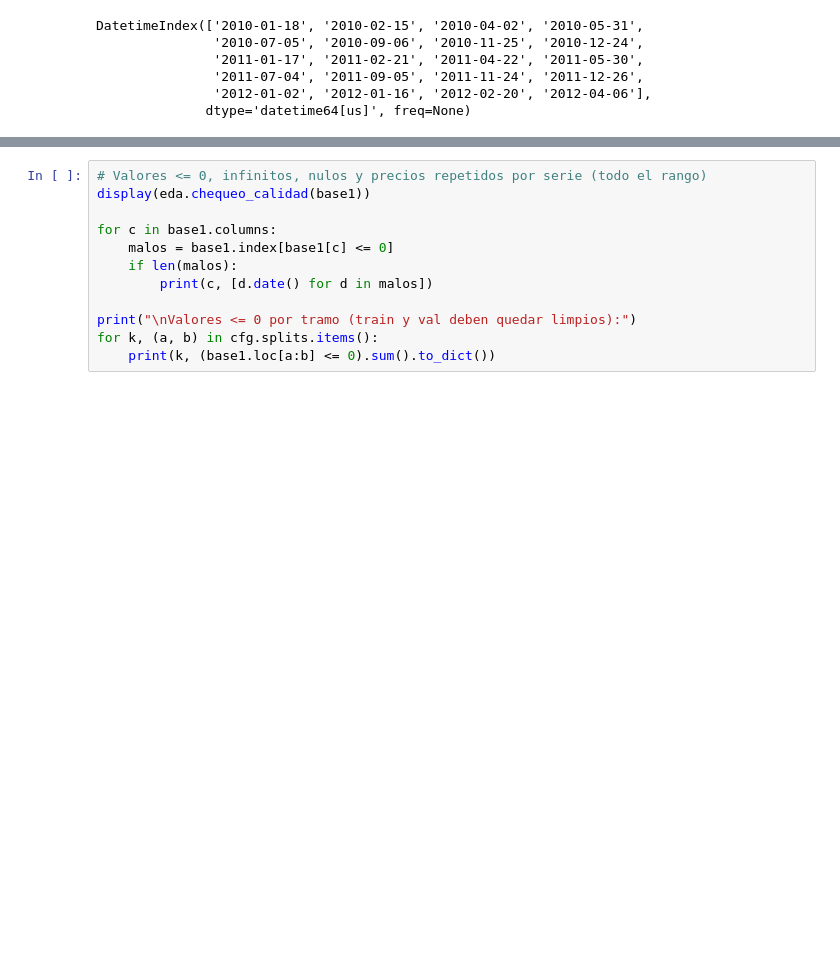
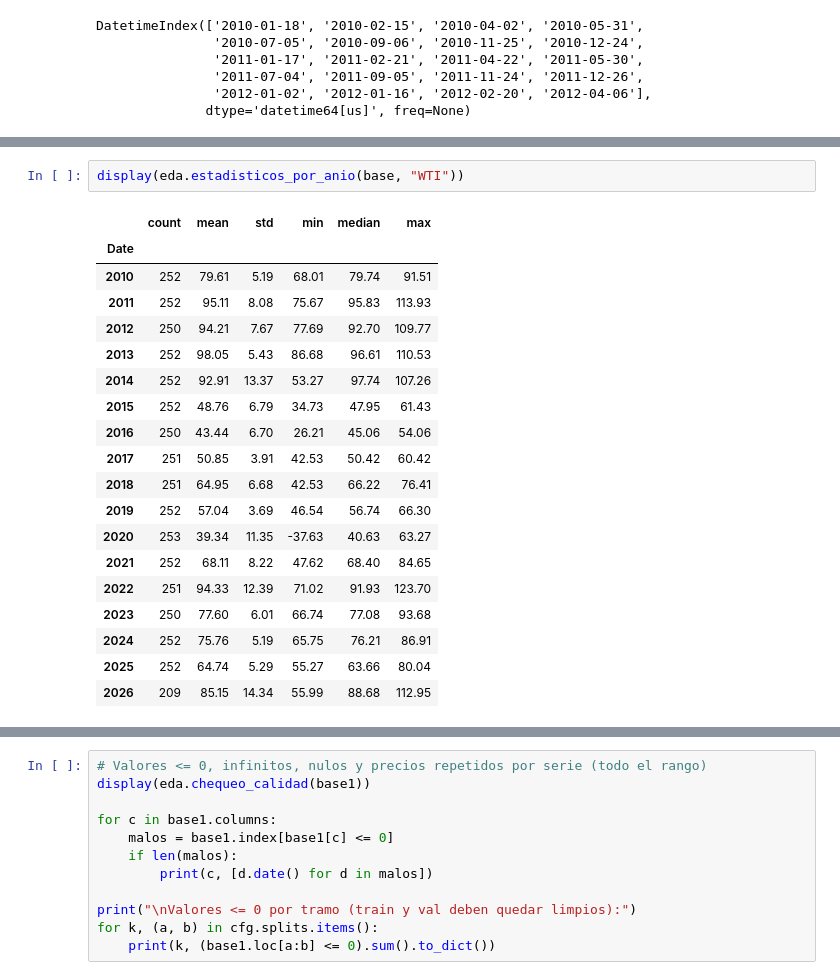
Before and after one commit to darlamai/proyecto_final_ml_wti, a Jupyter notebook: notebooks/01.eda_raw.ipynb, the cells around one changed output, grey strips where cells are left out. Saved outputs shown, nothing was run; the diff lists cells and outputs as text; blank space fills up the shorter version.

```diff
--- a/notebooks/01.eda_raw.ipynb
+++ b/notebooks/01.eda_raw.ipynb
@@ -153,0 +285,22 @@ datetime64[us] True 0
+# %%
+display(eda.estadisticos_por_anio(base, "WTI"))
+# %% [output]
+|  | count | mean | std | min | median | max |
+| Date |  |  |  |  |  |  |
+| 2010 | 252 | 79.61 | 5.19 | 68.01 | 79.74 | 91.51 |
+| 2011 | 252 | 95.11 | 8.08 | 75.67 | 95.83 | 113.93 |
+| 2012 | 250 | 94.21 | 7.67 | 77.69 | 92.70 | 109.77 |
+| 2013 | 252 | 98.05 | 5.43 | 86.68 | 96.61 | 110.53 |
+| 2014 | 252 | 92.91 | 13.37 | 53.27 | 97.74 | 107.26 |
+| 2015 | 252 | 48.76 | 6.79 | 34.73 | 47.95 | 61.43 |
+| 2016 | 250 | 43.44 | 6.70 | 26.21 | 45.06 | 54.06 |
+| 2017 | 251 | 50.85 | 3.91 | 42.53 | 50.42 | 60.42 |
+| 2018 | 251 | 64.95 | 6.68 | 42.53 | 66.22 | 76.41 |
+| 2019 | 252 | 57.04 | 3.69 | 46.54 | 56.74 | 66.30 |
+| 2020 | 253 | 39.34 | 11.35 | -37.63 | 40.63 | 63.27 |
+| 2021 | 252 | 68.11 | 8.22 | 47.62 | 68.40 | 84.65 |
+| 2022 | 251 | 94.33 | 12.39 | 71.02 | 91.93 | 123.70 |
+| 2023 | 250 | 77.60 | 6.01 | 66.74 | 77.08 | 93.68 |
+| 2024 | 252 | 75.76 | 5.19 | 65.75 | 76.21 | 86.91 |
+| 2025 | 252 | 64.74 | 5.29 | 55.27 | 63.66 | 80.04 |
+| 2026 | 209 | 85.15 | 14.34 | 55.99 | 88.68 | 112.95 |
```
Also changed, not shown: parts of 48 cells of this notebook, 1 other file.
